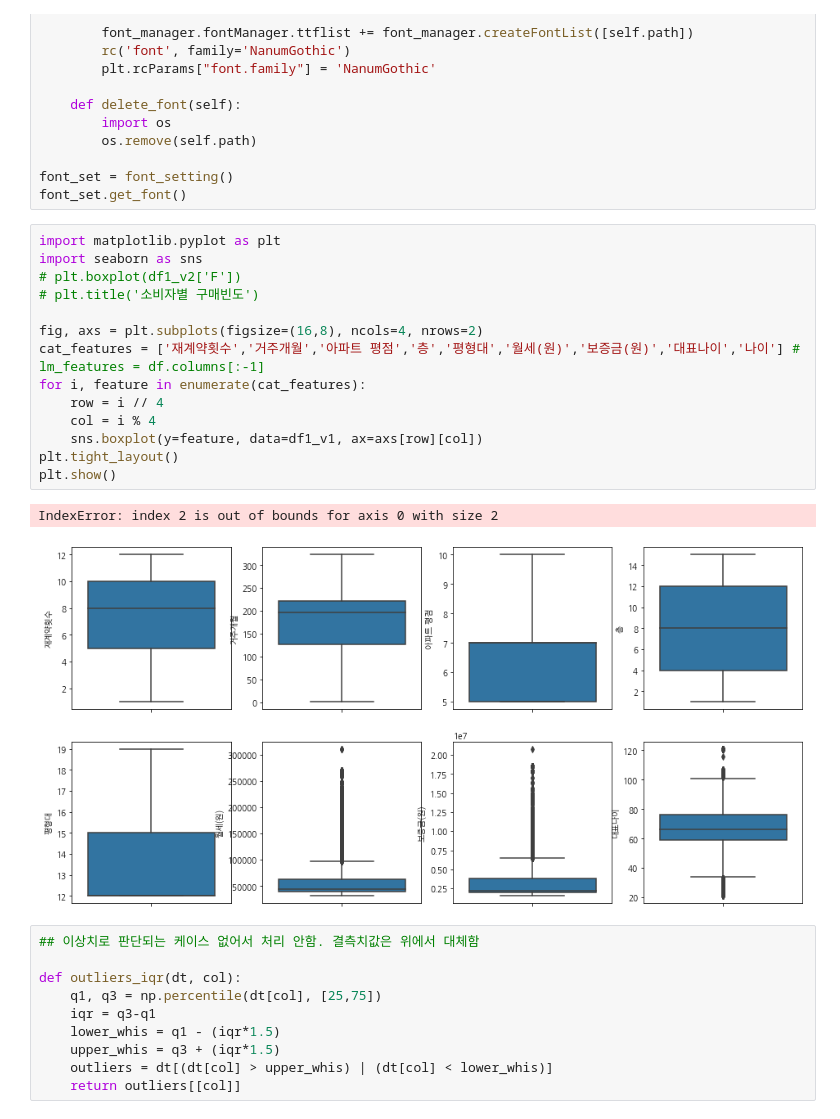
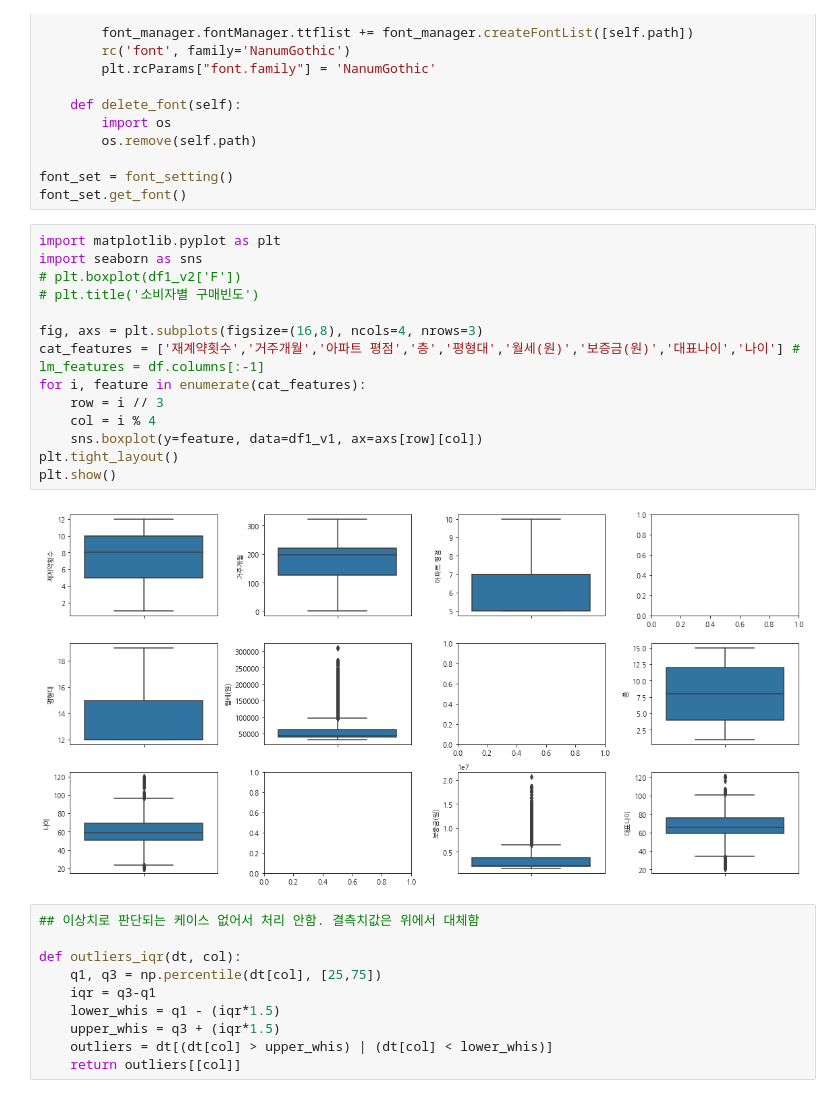
Before and after one commit to Ssunbell/ADP_study, a Jupyter notebook: 12주차/boeun/29회 기출.ipynb, the cells around one changed output. Drawn from its saved outputs; the diff is of its cells as text.

```diff
--- a/12주차/boeun/29회 기출.ipynb
+++ b/12주차/boeun/29회 기출.ipynb
@@ -136,20 +145,19 @@ font_set.get_font()
 # %%
 import matplotlib.pyplot as plt
 import seaborn as sns
 # plt.boxplot(df1_v2['F'])
 # plt.title('소비자별 구매빈도')
 
-fig, axs = plt.subplots(figsize=(16,8), ncols=4, nrows=2)
+fig, axs = plt.subplots(figsize=(16,8), ncols=4, nrows=3)
 cat_features = ['재계약횟수','거주개월','아파트 평점','층','평형대','월세(원)','보증금(원)','대표나이','나이'] # lm_features = df.columns[:-1]
 for i, feature in enumerate(cat_features):
-    row = i // 4
+    row = i // 3
     col = i % 4
     sns.boxplot(y=feature, data=df1_v1, ax=axs[row][col])
 plt.tight_layout()
 plt.show()
 # %% [output]
-IndexError: index 2 is out of bounds for axis 0 with size 2
-[figure, old version]
+[figure, new version]
 # %%
 ## 이상치로 판단되는 케이스 없어서 처리 안함. 결측치값은 위에서 대체함
 
```
Also changed, not shown: parts of 13 cells of this notebook, 7 other files.
